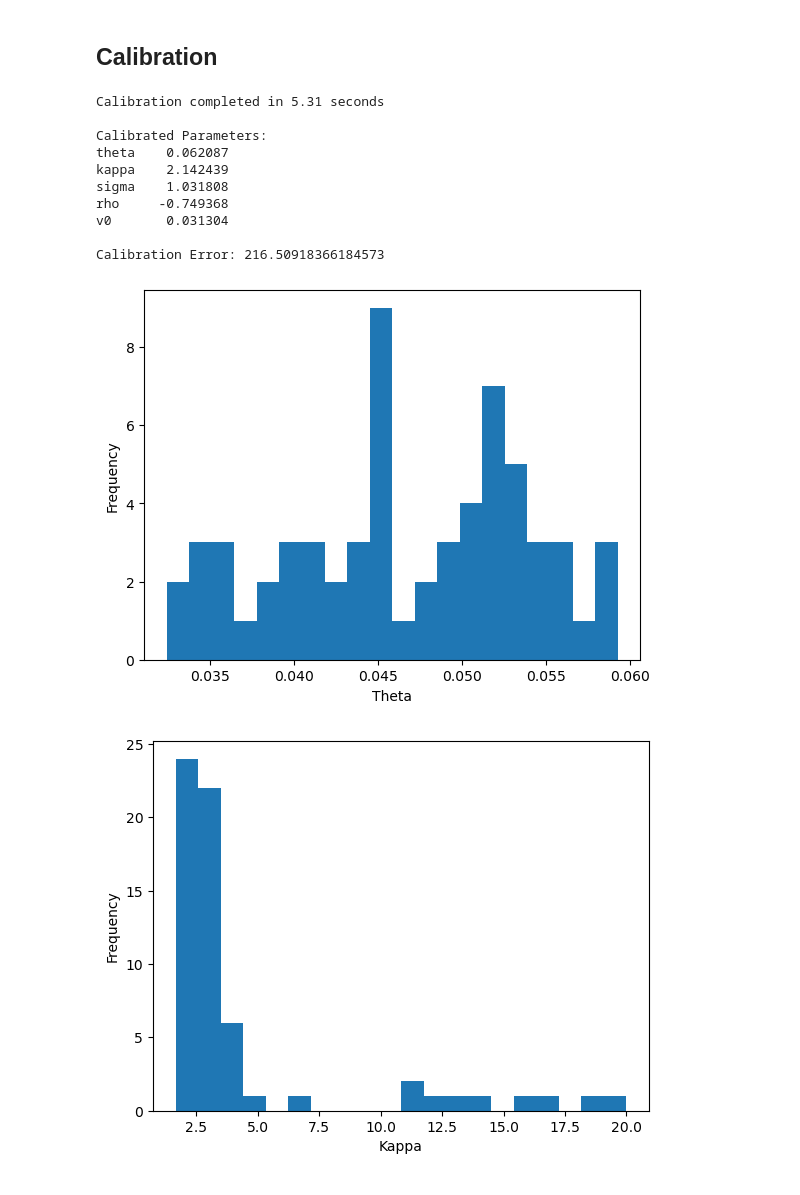
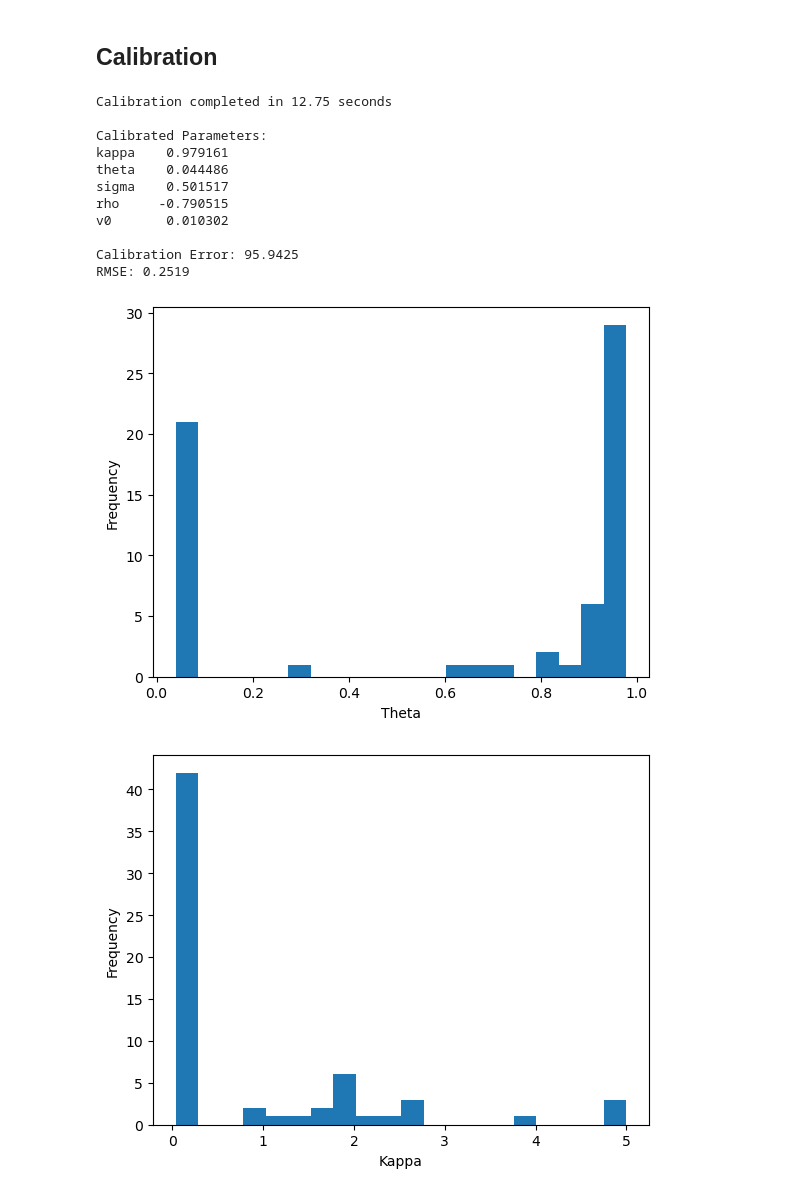
Before and after one commit to SaahitKar/Option-DeAmericanization, a Jupyter notebook: Binomial_De_Americanization.ipynb, the cells around one changed output. Drawn from its saved outputs; the diff is of its cells as text; code cells hidden in the pictures.

Commit message:
Add files via upload
Unfortunately the parameters (especially theta and kappa) vary wildly day-to-day. But an RMSE of 25 cents isn't a terrible fit.

```diff
--- a/Binomial_De_Americanization.ipynb
+++ b/Binomial_De_Americanization.ipynb
@@ -8,14 +8,13 @@ import matplotlib.pyplot as plt
 # %% [markdown]
 # Preprocessing
 # %%
-price_data = pd.read_csv('data/cleaned_price_data.csv')
+clean_data = pd.read_csv('data/cleaned_price_data.csv')
 
-price_data["pd_QuoteDate"] = pd.to_datetime(price_data["Quote Date"])
+clean_data["pd_QuoteDate"] = pd.to_datetime(clean_data["Quote Date"])
 
 daily_df = {}
-
-for date, group in price_data.groupby("Quote Date"):
-    daily_df[date] = group[['S','K','T','C','r']].reset_index(drop=True)
+for date, group in clean_data.groupby("Quote Date"):
+    daily_df[date] = group[['S','K','T','r','q','C','P']].reset_index(drop=True)
 
 days = list(daily_df.keys())
 pd_days = [pd.to_datetime(d).normalize() for d in days]
@@ -101,56 +303,53 @@ def calibrate_heston(dataset, spot, rf, q):
 
     return result.x, result.fun
 # %%
-day = '2023-10-02'
-S = daily_df[day].loc[0,'S']
+day = '2023-12-15'
+data = daily_df[day].values
 
 start = time.time()
-calibrated_params, err = calibrate_heston(daily_df[day], S, 0.05, 0.012)
+calibrated_params, err = calibrate_heston(data, option_type='P')
 stop = time.time()
 
-params = pd.Series(calibrated_params, index=['theta','kappa','sigma','rho','v0'])
+params = pd.Series(calibrated_params, index=['kappa','theta','sigma','rho','v0'])
 
 print(f"Calibration completed in {stop-start:.2f} seconds\n")
 
 print("Calibrated Parameters:")
-print(params.to_string(index=True))
+print(params.to_string())
 
-print("\nCalibration Error:", err)
+print(f"\nCalibration Error: {err:.4f}")
+print(f"RMSE: {np.sqrt(err/len(daily_df[day])):.4f}")
 # %% [output]
-Calibration completed in 5.31 seconds
+Calibration completed in 12.75 seconds
 
 Calibrated Parameters:
-theta    0.062087
-kappa    2.142439
-sigma    1.031808
-rho     -0.749368
-v0       0.031304
+kappa    0.979161
+theta    0.044486
+sigma    0.501517
+rho     -0.790515
+v0       0.010302
 
-Calibration Error: 216.50918366184573
+Calibration Error: 95.9425
+RMSE: 0.2519
 # %%
 from joblib import Parallel, delayed
 
-def calibrate_one_day(day_data):
-    spot = day_data.loc[0,'S']
-    rf = day_data.loc[0,'r']
-    q = 0.012
-    params, _ = calibrate_heston(day_data, spot, rf, q)
-    return params
-
 results = Parallel(n_jobs=-1)(
-    delayed(calibrate_one_day)(daily_df[day])
+    delayed(calibrate_heston)(daily_df[day].values, option_type='P')
     for day in days
 )
 # %%
-res = pd.DataFrame(np.array(results))
+params = [np.array(res[0]) for res in results]
+errors = [res[1] for res in results]
+res = pd.DataFrame(np.array(params))
 res.columns = ['theta','kappa','sigma','rho','v0']
 
 for col in res.columns:
     plt.hist(res[col],bins=20)
 
     plt.xlabel(col.capitalize())
     plt.ylabel('Frequency')
     plt.show()
 # %% [output]
-[figure, old version]
+[figure, new version]
-[figure, old version]
+[figure, new version]
```
Also changed, not shown: parts of 8 cells of this notebook.
